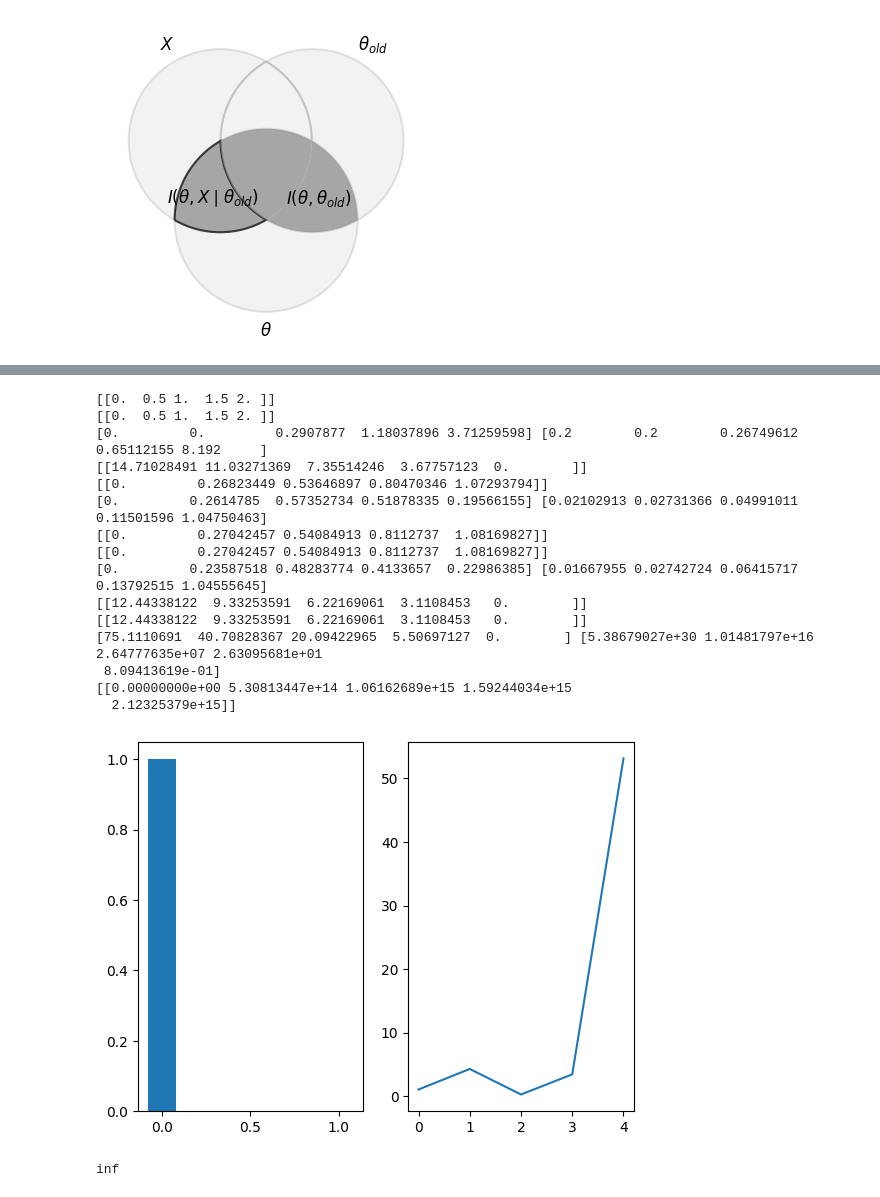
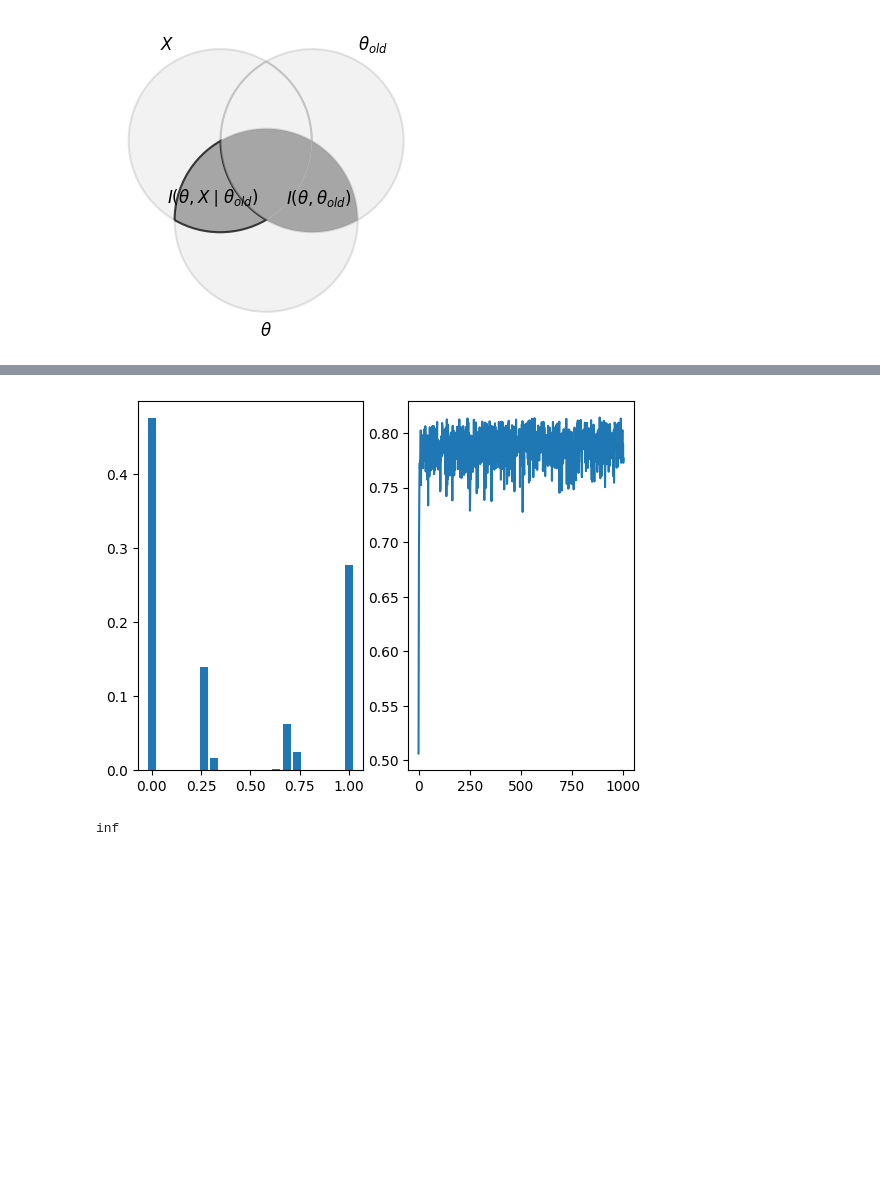
Before and after one commit to mihalybanyai/infomax, a Jupyter notebook: sequential_infomax.ipynb, the cells around one changed output, grey strips where cells are left out. Drawn from its saved outputs; the diff is of its cells as text; code cells hidden in the pictures; blank space fills up the shorter version.

```diff
--- a/sequential_infomax.ipynb
+++ b/sequential_infomax.ipynb
@@ -199,37 +199,22 @@ $Z_\tau = \sum_{\theta \in \Theta} e^{\KL{p(X, \tilde{x} \mid \theta)}{p(X, \til
 # %%
 import importlib, sys
 from infomax_class import biased_coin_GM
 importlib.reload(sys.modules['infomax_class'])
 
 gm = biased_coin_GM()
 gm.set_prior(prob_densities=np.ones(5)/5)
-posterior = gm.posterior([1, 0, 0, 1, 1, 1])
+posterior = gm.posterior([1, 0, 0, 0, 0, 1])
 #gm.mutual_information(5, posterior=posterior, M=5)
 #p = gm.KL_divergences(2, posterior=posterior, M=2))
 
 #posterior = gm.posterior([0, 1, 0, 0])
 #posterior.plot()
 
-gm.blahut_arimoto_prior(3, 5, 4, posterior=posterior, M=1, min_delta=1e-7, plot=True)
+gm.blahut_arimoto_prior(7, 20, 1000, posterior=posterior, M=100, min_delta=1e-7, plot=True)
 #gm.blahut_arimoto_prior(2, 5, 1000, min_delta=1e-7, plot=False)
 #gm.prior.plot()
 # %% [output]
-[[0.  0.5 1.  1.5 2. ]]
-[[0.  0.5 1.  1.5 2. ]]
-[0.         0.         0.2907877  1.18037896 3.71259598] [0.2        0.2        0.26749612 0.65112155 8.192     ]
-[[14.71028491 11.03271369  7.35514246  3.67757123  0.        ]]
-[[0.         0.26823449 0.53646897 0.80470346 1.07293794]]
-[0.         0.2614785  0.57352734 0.51878335 0.19566155] [0.02102913 0.02731366 0.04991011 0.11501596 1.04750463]
-[[0.         0.27042457 0.54084913 0.8112737  1.08169827]]
-[[0.         0.27042457 0.54084913 0.8112737  1.08169827]]
-[0.         0.23587518 0.48283774 0.4133657  0.22986385] [0.01667955 0.02742724 0.06415717 0.13792515 1.04555645]
-[[12.44338122  9.33253591  6.22169061  3.1108453   0.        ]]
-[[12.44338122  9.33253591  6.22169061  3.1108453   0.        ]]
-[75.1110691  40.70828367 20.09422965  5.50697127  0.        ] [5.38679027e+30 1.01481797e+16 2.64777635e+07 2.63095681e+01
- 8.09413619e-01]
-[[0.00000000e+00 5.30813447e+14 1.06162689e+15 1.59244034e+15
-  2.12325379e+15]]
-[figure, old version]
+[figure, new version]
 # %%
 np.exp(800)
 # %% [output]
```
